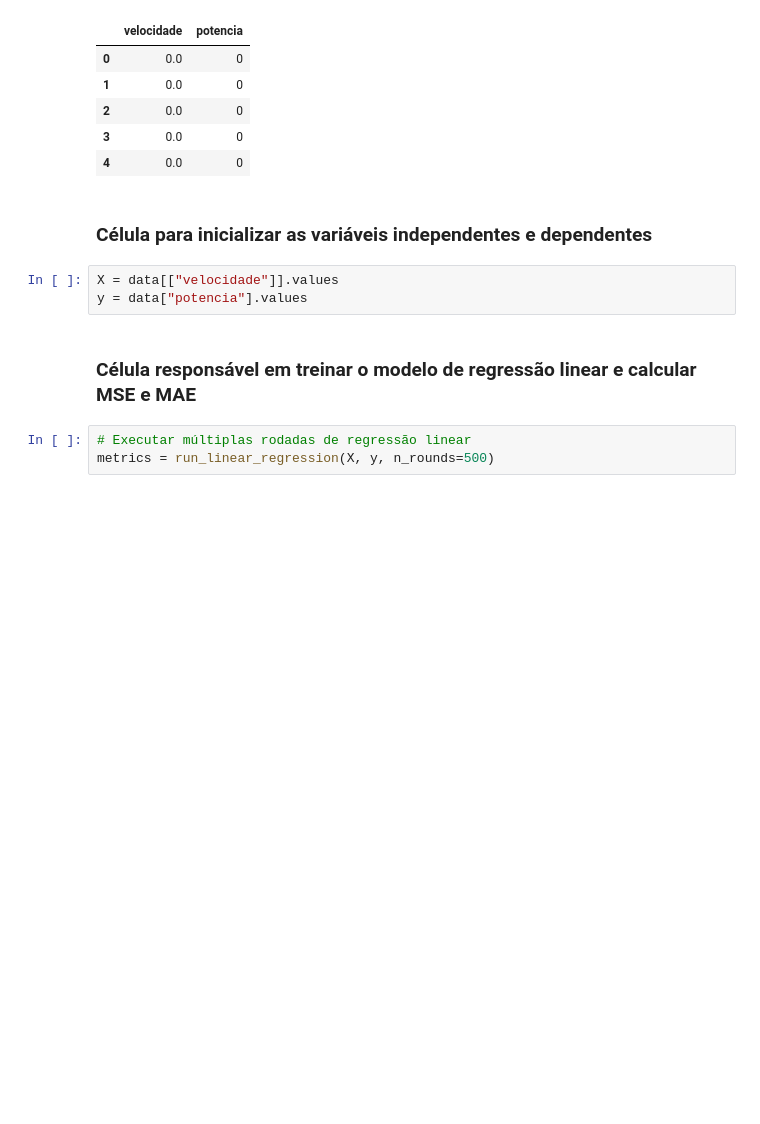
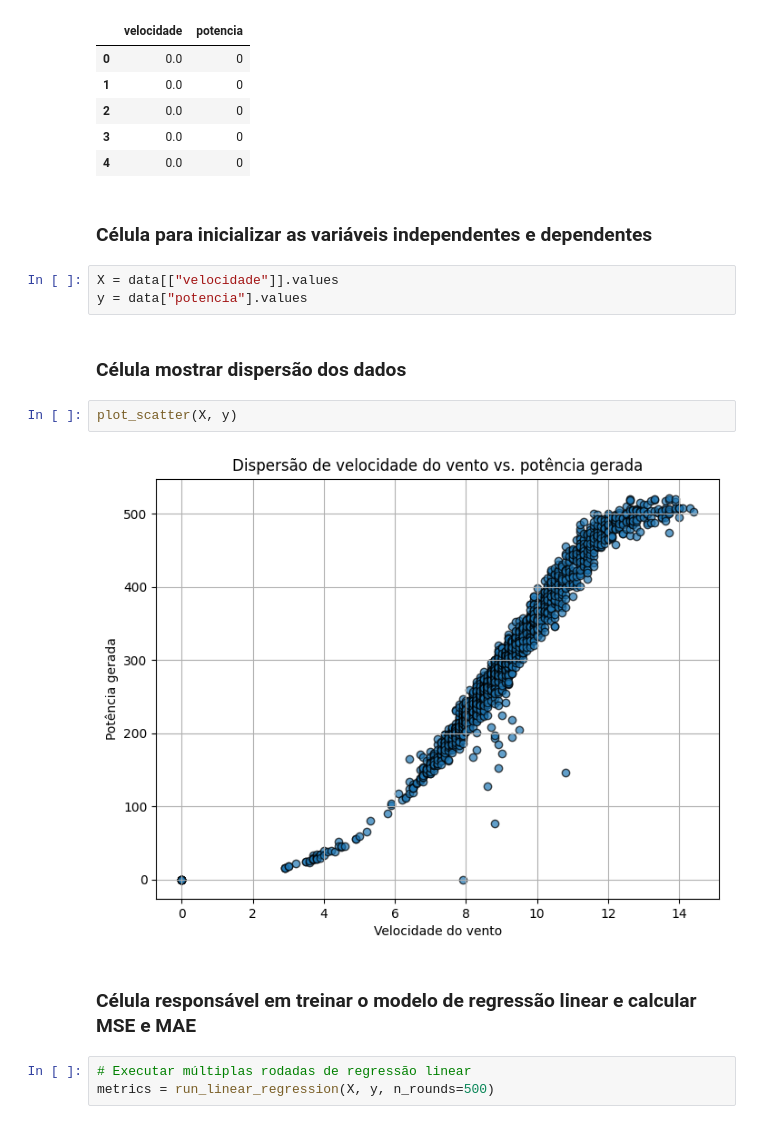
Before and after one commit to PedroKeita/ML-Vivencial, a Jupyter notebook: notebooks/regressao.ipynb, the cells around one changed output. Drawn from its saved outputs; the diff is of its cells as text; blank space fills up the shorter version.

Commit message:
feature: add plot_scatter to regressao folder

```diff
--- a/notebooks/regressao.ipynb
+++ b/notebooks/regressao.ipynb
@@ -29,6 +31,12 @@ data.head()
 # %%
 X = data[["velocidade"]].values
 y = data["potencia"].values
+# %% [markdown]
+### **Célula mostrar dispersão dos dados**
+# %%
+plot_scatter(X, y)
+# %% [output]
+[figure, added]
 # %% [markdown]
 ### **Célula responsável em treinar o modelo de regressão linear e calcular MSE e MAE**
 # %%
```
Also changed, not shown: parts of 1 cell of this notebook, 3 other files.
